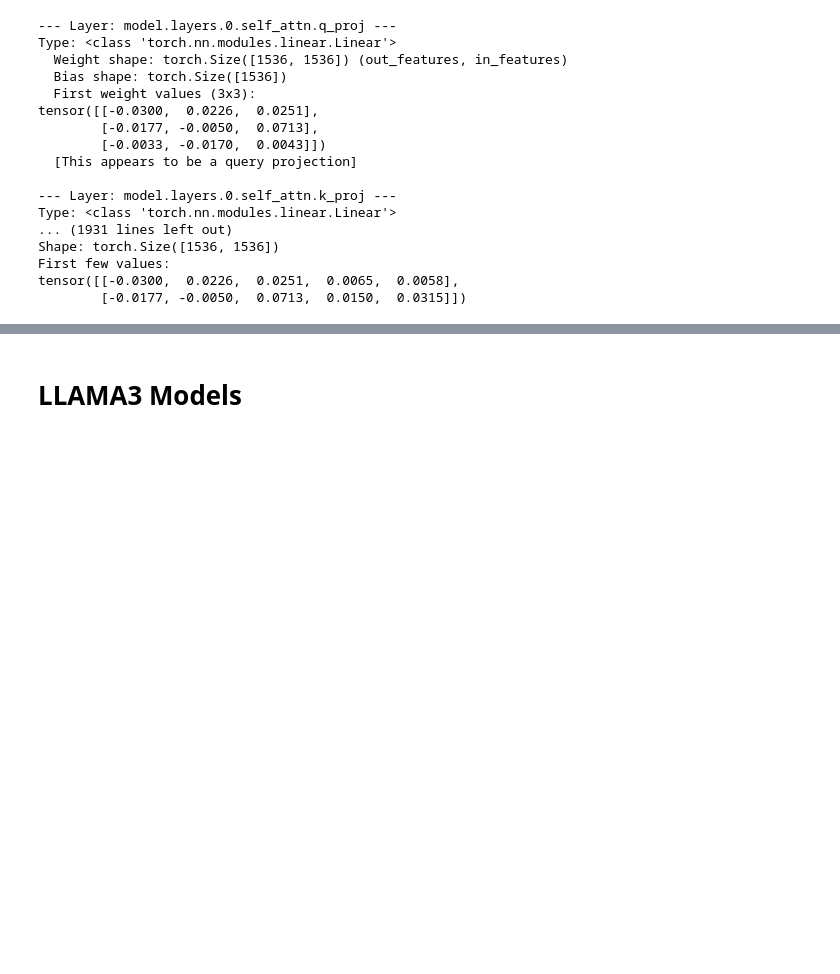
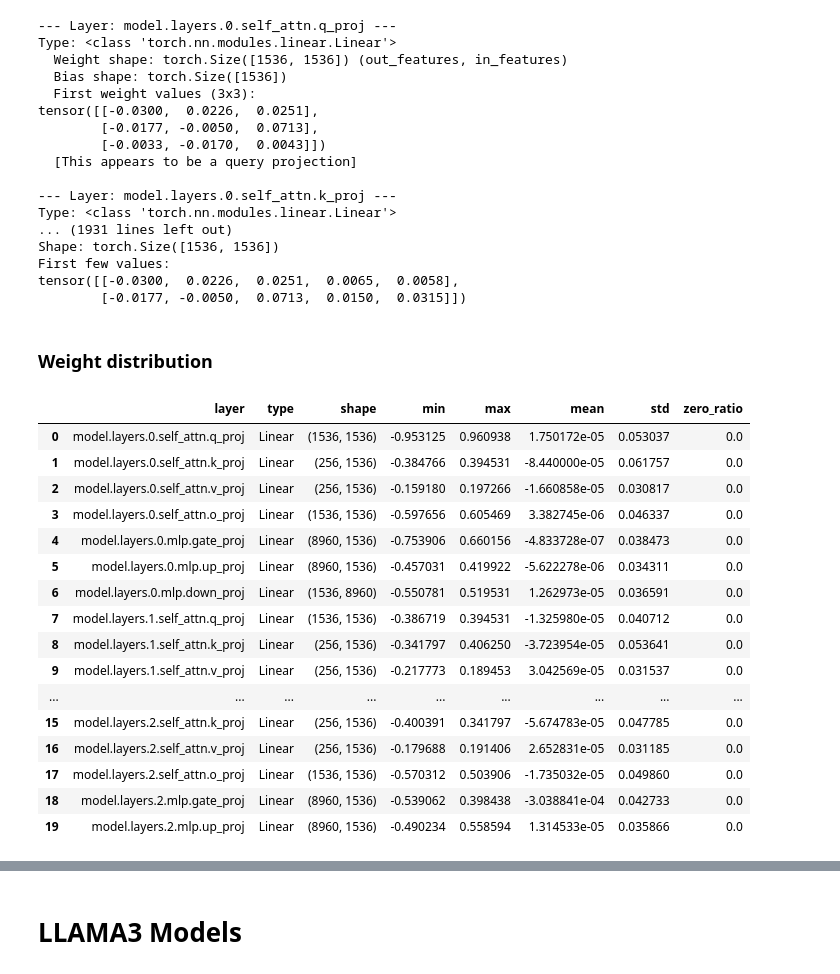
Before and after one commit to xfzhang823/deepseek-local-model-runner, a Jupyter notebook: src/inpect_llm_models.ipynb, the cells around one changed output, grey strips where cells are left out. Cells and saved outputs as stored; diff of their text form; code cells hidden in the pictures; blank space fills up the shorter version.

```diff
--- a/src/inpect_llm_models.ipynb
+++ b/src/inpect_llm_models.ipynb
@@ -42,0 +75,15 @@ def show_scrollable(content, height="300px"):
+# %%
+model_name = "Qwen/Qwen2.5-72B"
+
+from transformers import AutoModelForCausalLM
+
+model = AutoModelForCausalLM.from_pretrained(
+    model_name,
+    trust_remote_code=True,
+    torch_dtype="meta",  # Loads architecture only, no weights
+    local_files_only=True,
+)
+
+# Print layer names
+for name, _ in model.named_parameters():
+    print(name)
@@ -202,3 +254,67 @@ Shape: torch.Size([1536, 1536])
 First few values:
 tensor([[-0.0300,  0.0226,  0.0251,  0.0065,  0.0058],
         [-0.0177, -0.0050,  0.0713,  0.0150,  0.0315]])
+# %% [markdown]
+### Weight distribution
+# %%
+from transformers import AutoModelForCausalLM
+import torch.nn as nn
+import torch
+import pandas as pd
+
+model_name = "deepseek-ai/DeepSeek-R1-Distill-Qwen-1.5B"
+model = AutoModelForCausalLM.from_pretrained(model_name, trust_remote_code=True)
+
+
+def collect_layer_weight_stats(model):
+    """
+    Collect weight statistics (min, max, mean, std, sparsity) for each Linear layer in the model.
+    """
+    stats = []
+    for name, module in model.named_modules():
+        if isinstance(module, nn.Linear):
+            weight = module.weight.data
+
+            stats.append(
+                {
+                    "layer": name,
+                    "type": "Linear",
+                    "shape": tuple(weight.shape),
+                    "min": weight.min().item(),
+                    "max": weight.max().item(),
+                    "mean": weight.mean().item(),
+                    "std": weight.std().item(),
+                    "zero_ratio": (weight == 0).float().mean().item(),
+                }
+            )
+
+    return pd.DataFrame(stats)
+
+
+# Run the analysis
+df_stats = collect_layer_weight_stats(model)
+
+# Show top 20 layers with highest sparsity
+df_top_sparse = df_stats.sort_values("zero_ratio", ascending=False).head(20)
+
+# Output results
+display(dataframe=df_stats)
+df_top_sparse
+# %% [output]
+|  | layer | type | shape | min | max | mean | std | zero_ratio |
+| 0 | model.layers.0.self_attn.q_proj | Linear | (1536, 1536) | -0.953125 | 0.960938 | 1.750172e-05 | 0.053037 | 0.0 |
+| 1 | model.layers.0.self_attn.k_proj | Linear | (256, 1536) | -0.384766 | 0.394531 | -8.440000e-05 | 0.061757 | 0.0 |
+| 2 | model.layers.0.self_attn.v_proj | Linear | (256, 1536) | -0.159180 | 0.197266 | -1.660858e-05 | 0.030817 | 0.0 |
+| 3 | model.layers.0.self_attn.o_proj | Linear | (1536, 1536) | -0.597656 | 0.605469 | 3.382745e-06 | 0.046337 | 0.0 |
+| 4 | model.layers.0.mlp.gate_proj | Linear | (8960, 1536) | -0.753906 | 0.660156 | -4.833728e-07 | 0.038473 | 0.0 |
+| 5 | model.layers.0.mlp.up_proj | Linear | (8960, 1536) | -0.457031 | 0.419922 | -5.622278e-06 | 0.034311 | 0.0 |
+| 6 | model.layers.0.mlp.down_proj | Linear | (1536, 8960) | -0.550781 | 0.519531 | 1.262973e-05 | 0.036591 | 0.0 |
+| 7 | model.layers.1.self_attn.q_proj | Linear | (1536, 1536) | -0.386719 | 0.394531 | -1.325980e-05 | 0.040712 | 0.0 |
+| 8 | model.layers.1.self_attn.k_proj | Linear | (256, 1536) | -0.341797 | 0.406250 | -3.723954e-05 | 0.053641 | 0.0 |
+| 9 | model.layers.1.self_attn.v_proj | Linear | (256, 1536) | -0.217773 | 0.189453 | 3.042569e-05 | 0.031537 | 0.0 |
+| ... | ... | ... | ... | ... | ... | ... | ... | ... |
+| 15 | model.layers.2.self_attn.k_proj | Linear | (256, 1536) | -0.400391 | 0.341797 | -5.674783e-05 | 0.047785 | 0.0 |
+| 16 | model.layers.2.self_attn.v_proj | Linear | (256, 1536) | -0.179688 | 0.191406 | 2.652831e-05 | 0.031185 | 0.0 |
+| 17 | model.layers.2.self_attn.o_proj | Linear | (1536, 1536) | -0.570312 | 0.503906 | -1.735032e-05 | 0.049860 | 0.0 |
+| 18 | model.layers.2.mlp.gate_proj | Linear | (8960, 1536) | -0.539062 | 0.398438 | -3.038841e-04 | 0.042733 | 0.0 |
+| 19 | model.layers.2.mlp.up_proj | Linear | (8960, 1536) | -0.490234 | 0.558594 | 1.314533e-05 | 0.035866 | 0.0 |
```
Also changed, not shown: parts of 28 cells of this notebook, 10 other files.
